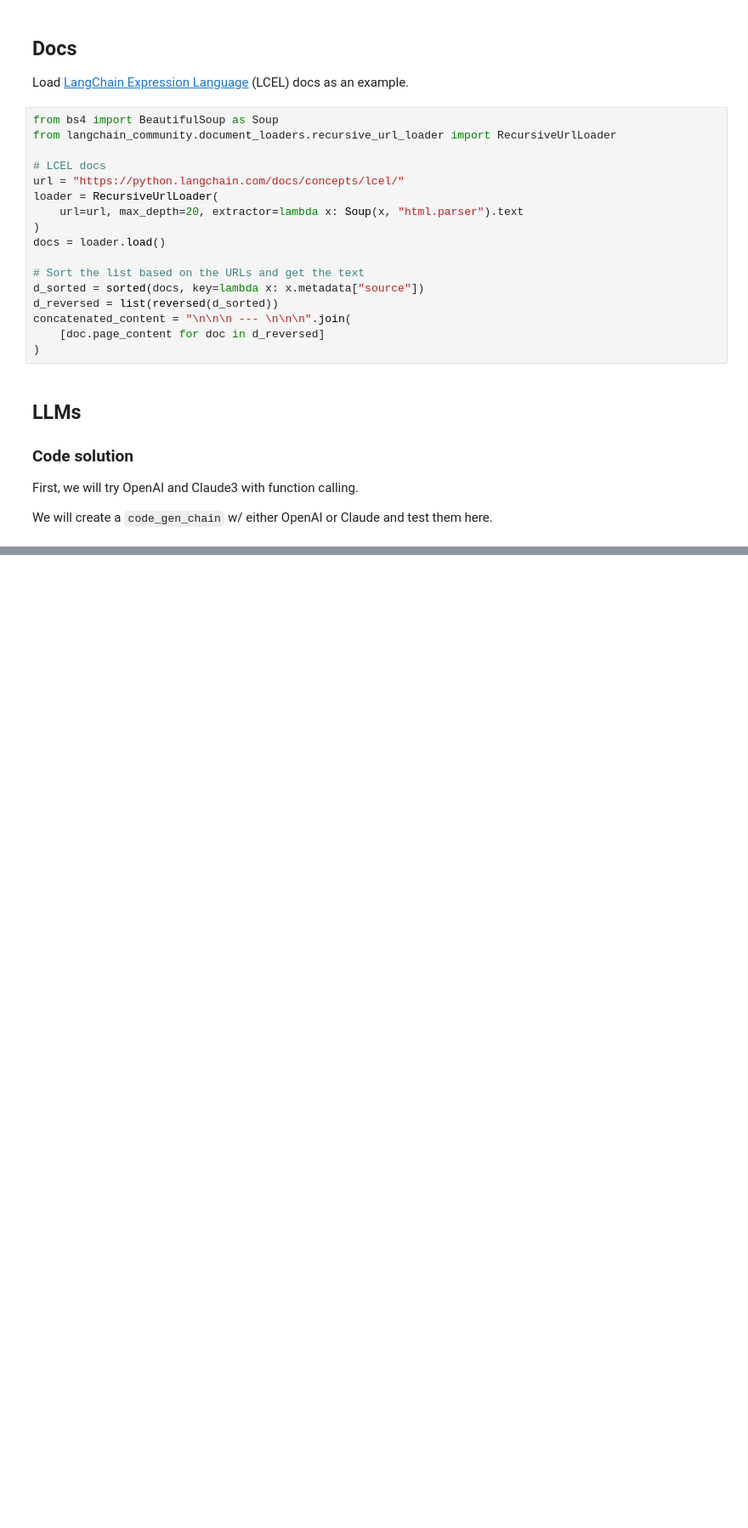
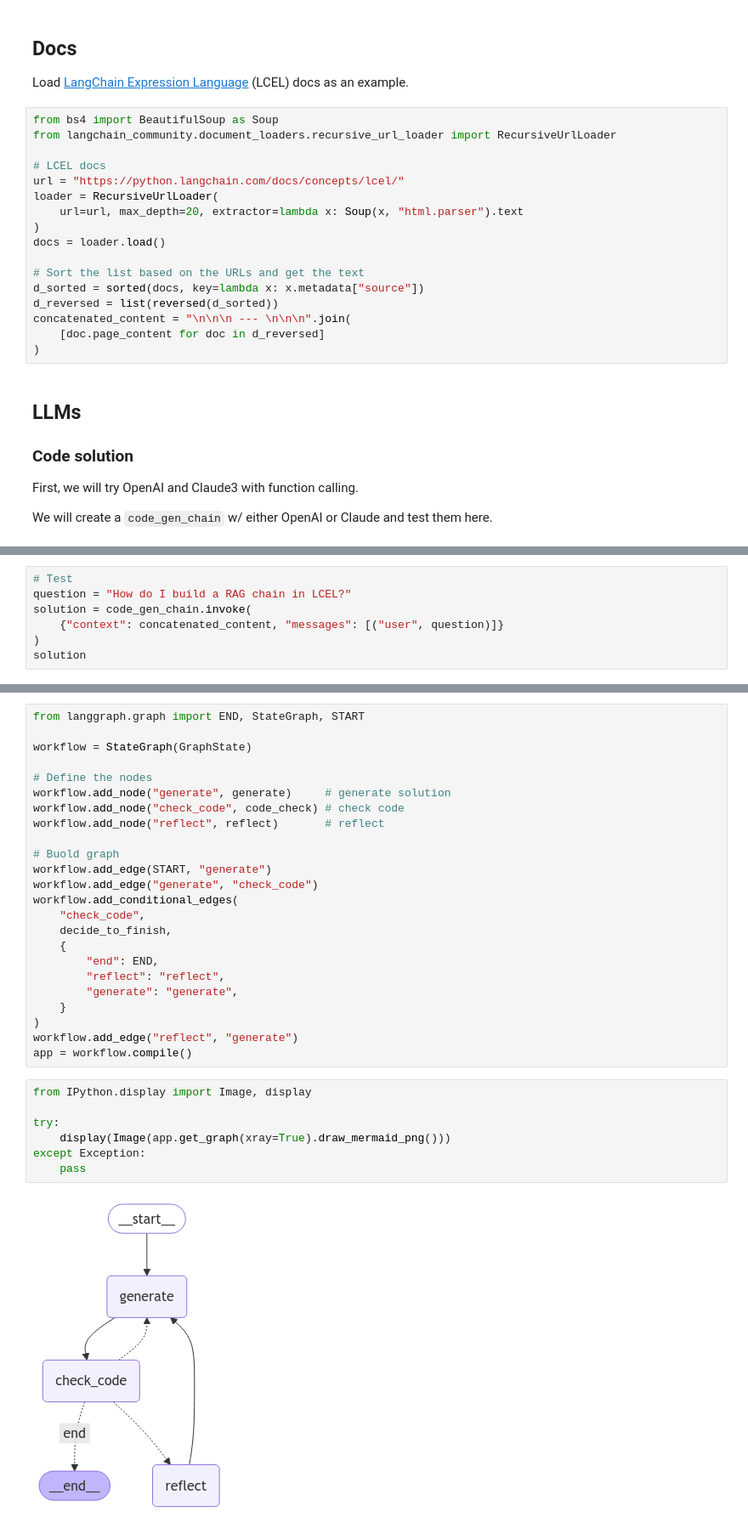
Before and after one commit to ahn283/learning, a Jupyter notebook: llm/langgraph/5_chatbots_code_assistant.ipynb, the cells around one changed output, grey strips where cells are left out. Shown: that part at 85% size. Saved outputs shown, nothing was run; the diff lists cells and outputs as text; blank space fills up the shorter version.

```diff
--- a/llm/langgraph/5_chatbots_code_assistant.ipynb
+++ b/llm/langgraph/5_chatbots_code_assistant.ipynb
@@ -70,0 +201,7 @@ We will create a `code_gen_chain` w/ either OpenAI or Claude and test them here.
+# %%
+# Test
+question = "How do I build a RAG chain in LCEL?"
+solution = code_gen_chain.invoke(
+    {"context": concatenated_content, "messages": [("user", question)]}
+)
+solution
@@ -70,0 +385,33 @@ We will create a `code_gen_chain` w/ either OpenAI or Claude and test them here.
+# %%
+from langgraph.graph import END, StateGraph, START
+
+workflow = StateGraph(GraphState)
+
+# Define the nodes
+workflow.add_node("generate", generate)     # generate solution
+workflow.add_node("check_code", code_check) # check code
+workflow.add_node("reflect", reflect)       # reflect
+
+# Buold graph
+workflow.add_edge(START, "generate")
+workflow.add_edge("generate", "check_code")
+workflow.add_conditional_edges(
+    "check_code",
+    decide_to_finish,
+    {
+        "end": END,
+        "reflect": "reflect",
+        "generate": "generate",
+    }
+)
+workflow.add_edge("reflect", "generate")
+app = workflow.compile()
+# %%
+from IPython.display import Image, display
+
+try:
+    display(Image(app.get_graph(xray=True).draw_mermaid_png()))
+except Exception:
+    pass
+# %% [output]
+[figure, added]
```
Also changed, not shown: parts of 19 cells of this notebook, 1 other file.
